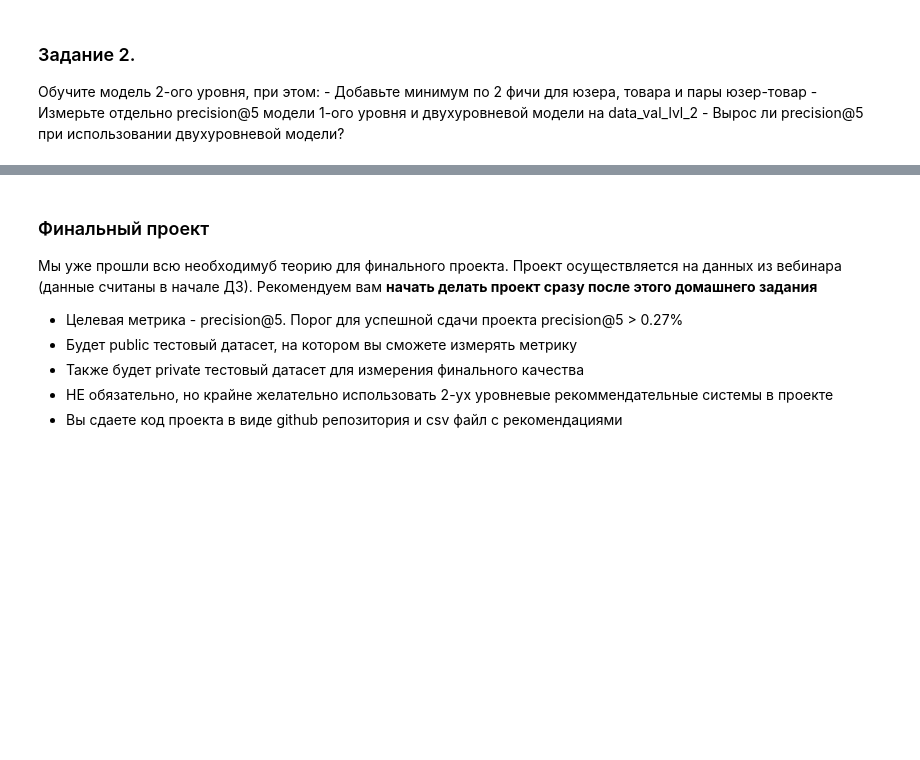
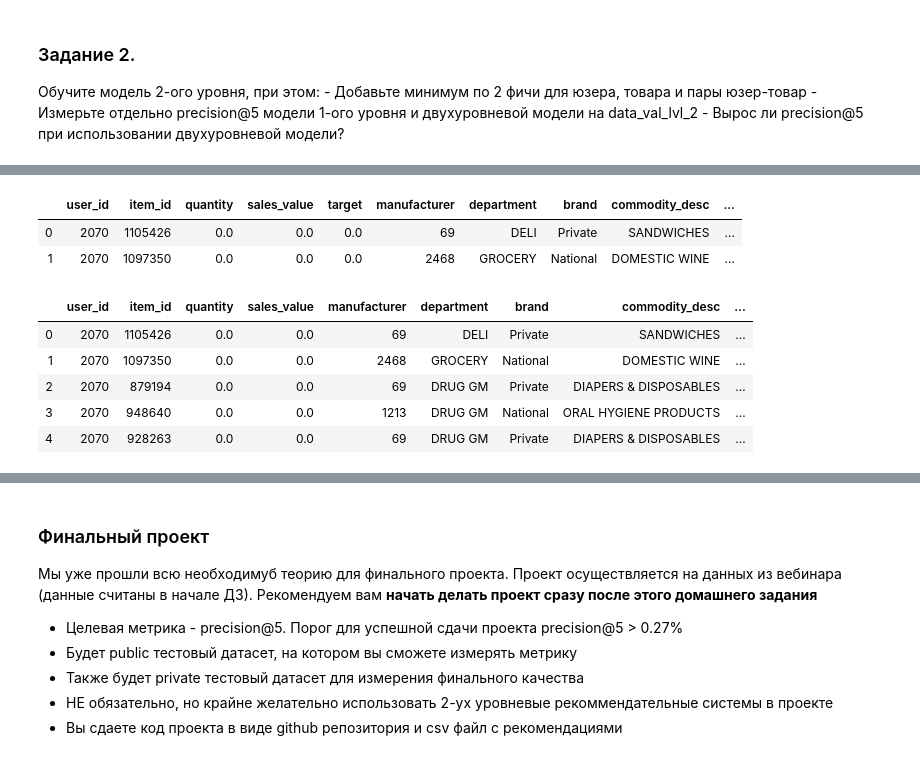
Before and after one commit to LevNic/RecSys, a Jupyter notebook: task_6.ipynb, the cells around one changed output, grey strips where cells are left out. Cells and saved outputs as stored; diff of their text form; code cells hidden in the pictures; blank space fills up the shorter version.

```diff
--- a/task_6.ipynb
+++ b/task_6.ipynb
@@ -190,0 +287,20 @@ plt.show()
+# %%
+targets_lvl_2 = targets_lvl_2.merge(item_features, on='item_id', how='left')
+targets_lvl_2 = targets_lvl_2.merge(user_features, on='user_id', how='left')
+
+targets_lvl_2.head(2)
+# %% [output]
+|  | user_id | item_id | quantity | sales_value | target | manufacturer | department | brand | commodity_desc | ... |
+| 0 | 2070 | 1105426 | 0.0 | 0.0 | 0.0 | 69 | DELI | Private | SANDWICHES | ... |
+| 1 | 2070 | 1097350 | 0.0 | 0.0 | 0.0 | 2468 | GROCERY | National | DOMESTIC WINE | ... |
+# %%
+X_train = targets_lvl_2.drop('target', axis=1)
+y_train = targets_lvl_2[['target']]
+X_train.head()
+# %% [output]
+|  | user_id | item_id | quantity | sales_value | manufacturer | department | brand | commodity_desc | ... |
+| 0 | 2070 | 1105426 | 0.0 | 0.0 | 69 | DELI | Private | SANDWICHES | ... |
+| 1 | 2070 | 1097350 | 0.0 | 0.0 | 2468 | GROCERY | National | DOMESTIC WINE | ... |
+| 2 | 2070 | 879194 | 0.0 | 0.0 | 69 | DRUG GM | Private | DIAPERS & DISPOSABLES | ... |
+| 3 | 2070 | 948640 | 0.0 | 0.0 | 1213 | DRUG GM | National | ORAL HYGIENE PRODUCTS | ... |
+| 4 | 2070 | 928263 | 0.0 | 0.0 | 69 | DRUG GM | Private | DIAPERS & DISPOSABLES | ... |
```
Also changed, not shown: parts of 20 cells of this notebook.
